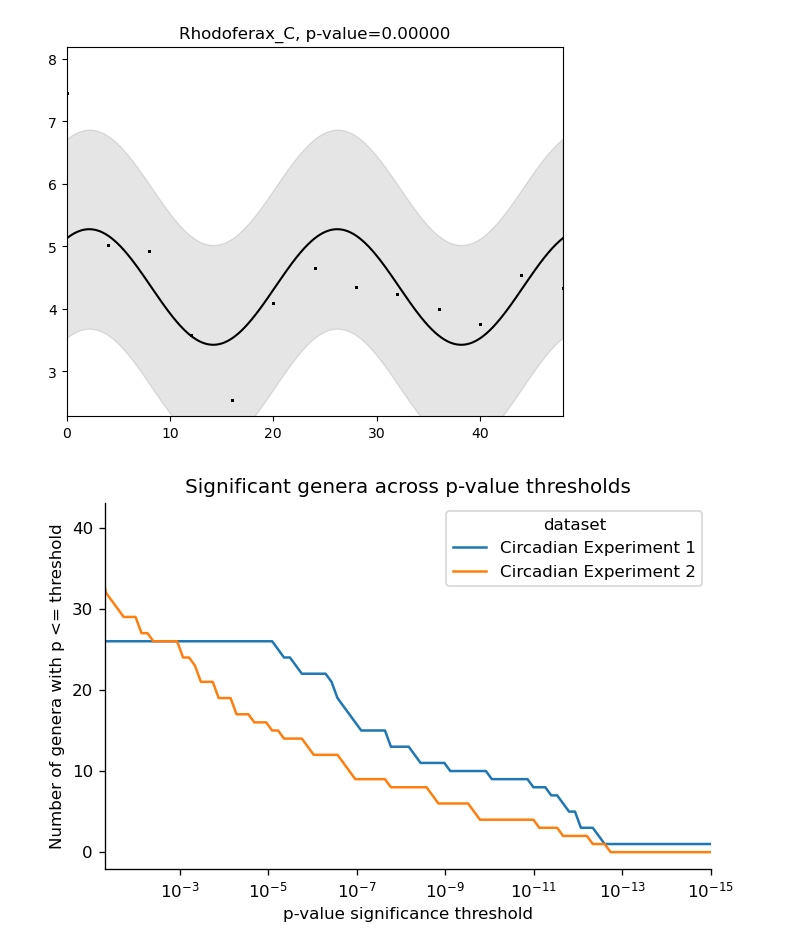
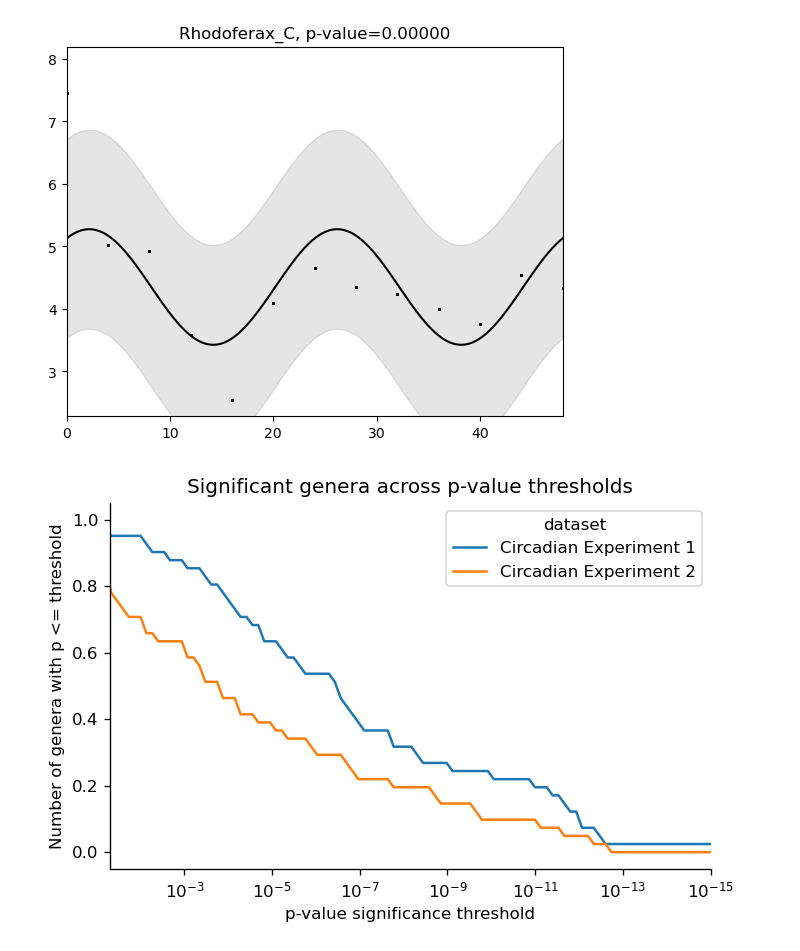
Before and after one commit to mikepassal/Outdoor_microbiome, a Jupyter notebook: Local_analysis/Transcriptome_vs_weather_and_microbiome/Time_and_rain_correlation/circadian_cosinor_check_for_high_fit_genes.ipynb, the cells around one changed output. Cells and saved outputs as stored; diff of their text form; code cells hidden in the pictures.

Commit message:
update a bunch for luke edits

```diff
--- a/Local_analysis/Transcriptome_vs_weather_and_microbiome/Time_and_rain_correlation/circadian_cosinor_check_for_high_fit_genes.ipynb
+++ b/Local_analysis/Transcriptome_vs_weather_and_microbiome/Time_and_rain_correlation/circadian_cosinor_check_for_high_fit_genes.ipynb
@@ -272,8 +272,8 @@ timepoint_formatted_for_cosinor.to_csv(
     index=False,
 )
 # %%
-cosinor_results = cosinor1.fit_group(timepoint_formatted_for_cosinor, period=[24])
+# cosinor_results = cosinor1.fit_group(timepoint_formatted_for_cosinor, period=[24])
 
-# cosinor_results= pd.read_csv(
-#     "/Users/michael/Data/Luke_terrace_experiment/Output_for_Luke/Circadian_experiment_1_microbiome_cosinor_results.csv"
-# )
+cosinor_results = pd.read_csv(
+    "/Users/michael/Data/Luke_terrace_experiment/Output_for_Luke/Circadian_experiment_1_microbiome_cosinor_results.csv"
+)
@@ -462,35 +448,35 @@ for dataset_name, dataset_df in plot_results.groupby("dataset"):
                     (valid_p <= threshold).sum() for threshold in thresholds
                 ],
                 "total_genera": total_genera,
                 "significant_fraction": [
                     (valid_p <= threshold).sum() / total_genera
                     for threshold in thresholds
                 ],
             }
         )
     )
 
 threshold_counts = pd.concat(threshold_count_frames, ignore_index=True)
 
 fig, ax = plt.subplots(figsize=(6, 4), dpi=120)
 sns.lineplot(
     data=threshold_counts,
     x="p_threshold",
-    y="significant_count",
+    y="significant_fraction",
     hue="dataset",
     ax=ax,
 )
 ax.set_xscale("log")
 ax.invert_xaxis()
 ax.set_xlim(5e-2, 1e-15)
 ax.set_xlabel("p-value significance threshold")
 ax.set_ylabel("Number of genera with p <= threshold")
 ax.set_title("Significant genera across p-value thresholds")
 sns.despine()
 plt.tight_layout()
 plt.show()
 # %% [output]
-[figure, old version]
+[figure, new version]
 # %%
 fig, ax = plt.subplots(figsize=(6, 4), dpi=120)
 sns.lineplot(
```
Also changed, not shown: parts of 13 cells of this notebook, 14 other files.
